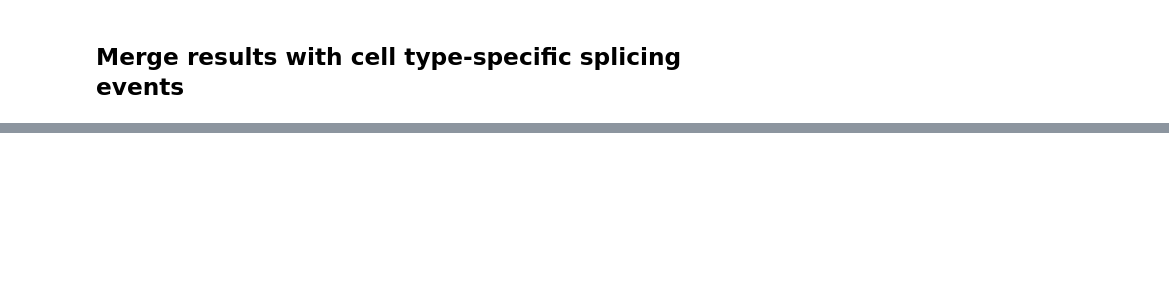
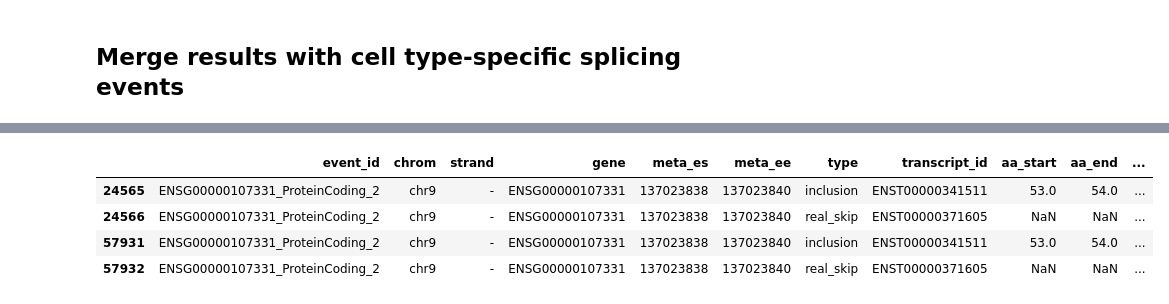
Before and after one commit to reliscu/bulk_splicing_GTEx_cortex, a Jupyter notebook: 30_parse_interproscan_results.ipynb, the cells around one changed output, grey strips where cells are left out. Cells and saved outputs as stored; diff of their text form; code cells hidden in the pictures; blank space fills up the shorter version.

```diff
--- a/30_parse_interproscan_results.ipynb
+++ b/30_parse_interproscan_results.ipynb
@@ -617,8 +499,5 @@ len(interproscan_by_event)
 # %% [markdown]
 ## Merge results with cell type-specific splicing events
-# %%
-with open('data/interproscan_by_event.pkl', "wb") as file:
-    pickle.dump(interproscan_by_event, file)
 # %%
 interproscan_by_ct = dict()
 interproscan_by_ct_summary = dict()
@@ -694,0 +532,8 @@ Upper_layer_glutamatergic
+# %%
+uniprot_by_event[ev].merge(signif_events_df.drop(columns=["strand"]), left_on="event_id", right_index=True)
+# %% [output]
+|  | event_id | chrom | strand | gene | meta_es | meta_ee | type | transcript_id | aa_start | aa_end | ... |
+| 24565 | ENSG00000107331_ProteinCoding_2 | chr9 | - | ENSG00000107331 | 137023838 | 137023840 | inclusion | ENST00000341511 | 53.0 | 54.0 | ... |
+| 24566 | ENSG00000107331_ProteinCoding_2 | chr9 | - | ENSG00000107331 | 137023838 | 137023840 | real_skip | ENST00000371605 | NaN | NaN | ... |
+| 57931 | ENSG00000107331_ProteinCoding_2 | chr9 | - | ENSG00000107331 | 137023838 | 137023840 | inclusion | ENST00000341511 | 53.0 | 54.0 | ... |
+| 57932 | ENSG00000107331_ProteinCoding_2 | chr9 | - | ENSG00000107331 | 137023838 | 137023840 | real_skip | ENST00000371605 | NaN | NaN | ... |
```
Also changed, not shown: parts of 25 cells of this notebook.
